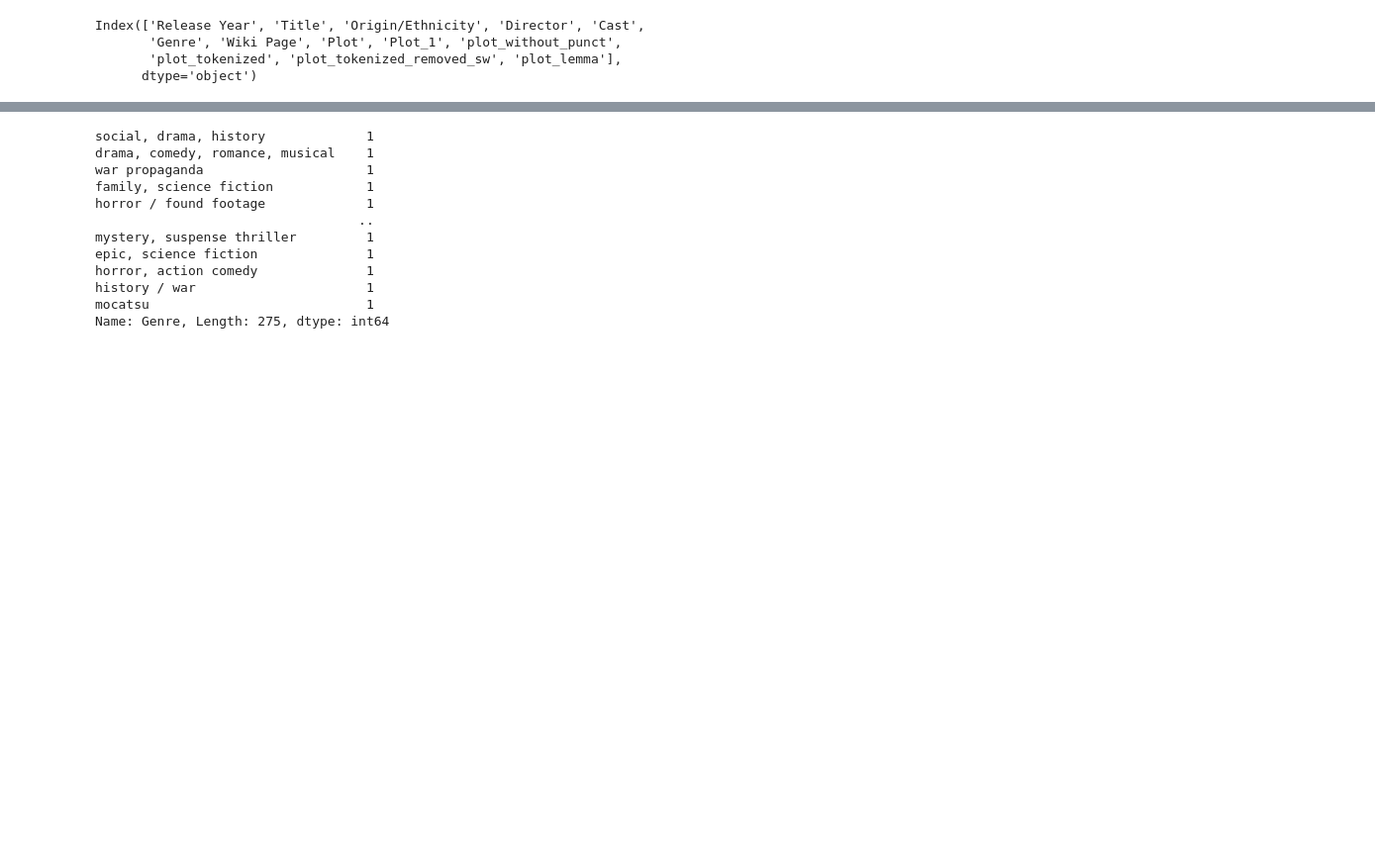
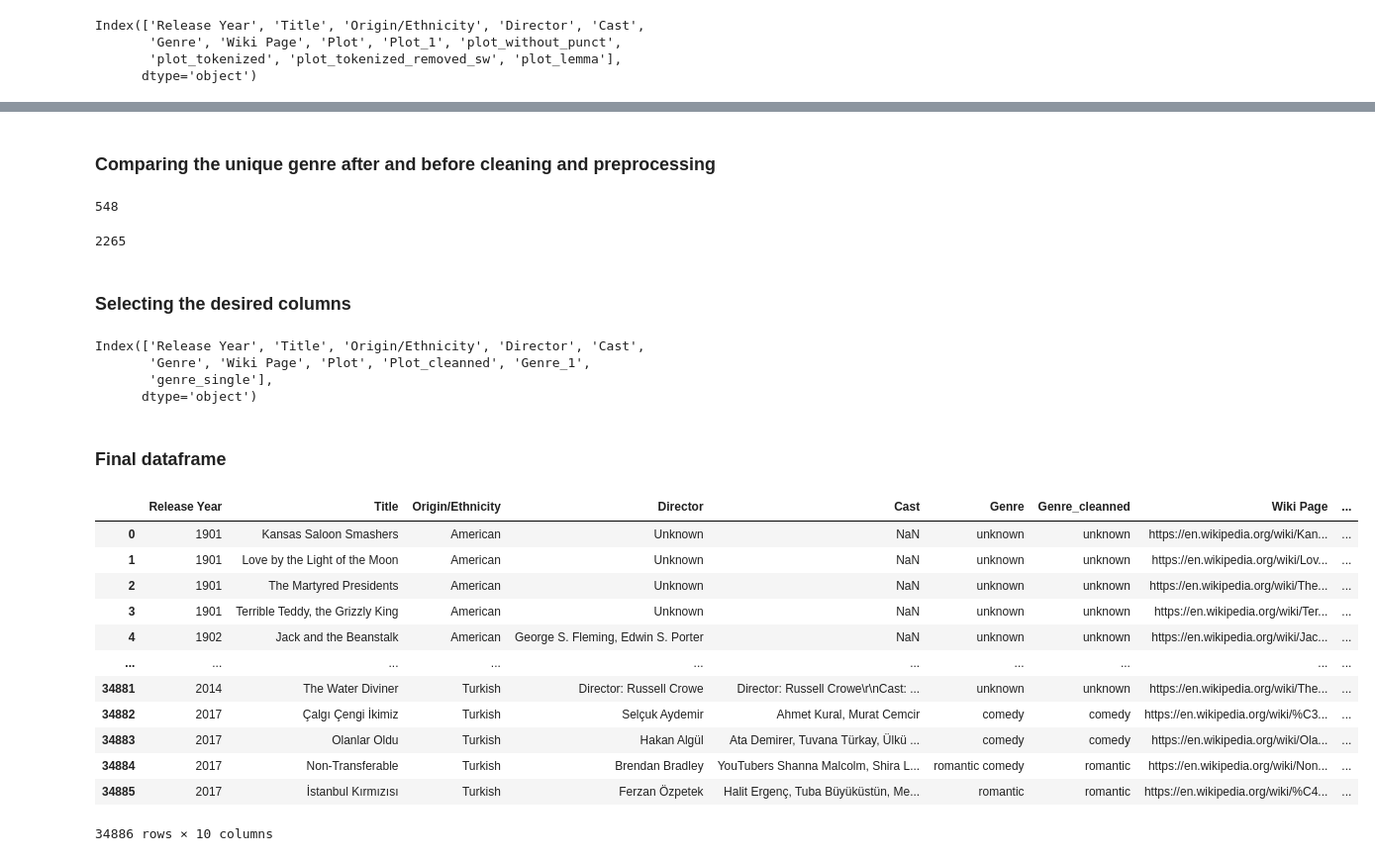
Before and after one commit to erickeagle/Wikipedia-Movies-Data-EDA-NLP-Redcommendation-System-, a Jupyter notebook: Cleaning_data.ipynb, the cells around one changed output, grey strips where cells are left out. Shown at 99% size. Cells and saved outputs as stored; diff of their text form; code cells hidden in the pictures; blank space fills up the shorter version.

```diff
--- a/Cleaning_data.ipynb
+++ b/Cleaning_data.ipynb
@@ -129,0 +139,3 @@ df.rename(columns={'plot_lemma': 'Plot_cleanned'},inplace=True)
+# %%
+df['Genre_1']= df['Genre'].str.replace("    ", " ")
+df['Genre_1']=df['Genre_1'].apply(lambda x: remove_punctuation(x))
@@ -129,0 +144,3 @@ df.rename(columns={'plot_lemma': 'Plot_cleanned'},inplace=True)
+# %%
+%%time
+df['genre_single']=df['Genre_1'].apply(lambda x: genre(x))
@@ -130,15 +169,42 @@ df.rename(columns={'plot_lemma': 'Plot_cleanned'},inplace=True)
+# %% [markdown]
+### Comparing the unique genre after and before cleaning and preprocessing
+# %%
+df['genre_single'].nunique()
+# %% [output]
+548
 # %%
-df['Genre'].value_counts()[1990:]
+df['Genre'].nunique()
 # %% [output]
-social, drama, history             1
-drama, comedy, romance, musical    1
-war propaganda                     1
-family, science fiction            1
-horror / found footage             1
-                                  ..
-mystery, suspense thriller         1
-epic, science fiction              1
-horror, action comedy              1
-history / war                      1
-mocatsu                            1
-Name: Genre, Length: 275, dtype: int64
+2265
+# %% [markdown]
+### Selecting the desired columns
+# %%
+df.columns
+# %% [output]
+Index(['Release Year', 'Title', 'Origin/Ethnicity', 'Director', 'Cast',
+       'Genre', 'Wiki Page', 'Plot', 'Plot_cleanned', 'Genre_1',
+       'genre_single'],
+      dtype='object')
+# %%
+df=df[['Release Year', 'Title', 'Origin/Ethnicity', 'Director', 'Cast',
+       'Genre','genre_single', 'Wiki Page', 'Plot', 'Plot_cleanned']]
+# %%
+df.rename(columns={'genre_single': 'Genre_cleanned'},inplace=True)
+# %% [markdown]
+### Final dataframe
+# %%
+df
+# %% [output]
+|  | Release Year | Title | Origin/Ethnicity | Director | Cast | Genre | Genre_cleanned | Wiki Page | ... |
+| 0 | 1901 | Kansas Saloon Smashers | American | Unknown | NaN | unknown | unknown | https://en.wikipedia.org/wiki/Kan... | ... |
+| 1 | 1901 | Love by the Light of the Moon | American | Unknown | NaN | unknown | unknown | https://en.wikipedia.org/wiki/Lov... | ... |
+| 2 | 1901 | The Martyred Presidents | American | Unknown | NaN | unknown | unknown | https://en.wikipedia.org/wiki/The... | ... |
+| 3 | 1901 | Terrible Teddy, the Grizzly King | American | Unknown | NaN | unknown | unknown | https://en.wikipedia.org/wiki/Ter... | ... |
+| 4 | 1902 | Jack and the Beanstalk | American | George S. Fleming, Edwin S. Porter | NaN | unknown | unknown | https://en.wikipedia.org/wiki/Jac... | ... |
+| ... | ... | ... | ... | ... | ... | ... | ... | ... | ... |
+| 34881 | 2014 | The Water Diviner | Turkish | Director: Russell Crowe | Director: Russell Crowe\r\nCast: ... | unknown | unknown | https://en.wikipedia.org/wiki/The... | ... |
+| 34882 | 2017 | Çalgı Çengi İkimiz | Turkish | Selçuk Aydemir | Ahmet Kural, Murat Cemcir | comedy | comedy | https://en.wikipedia.org/wiki/%C3... | ... |
+| 34883 | 2017 | Olanlar Oldu | Turkish | Hakan Algül | Ata Demirer, Tuvana Türkay, Ülkü ... | comedy | comedy | https://en.wikipedia.org/wiki/Ola... | ... |
+| 34884 | 2017 | Non-Transferable | Turkish | Brendan Bradley | YouTubers Shanna Malcolm, Shira L... | romantic comedy | romantic | https://en.wikipedia.org/wiki/Non... | ... |
+| 34885 | 2017 | İstanbul Kırmızısı | Turkish | Ferzan Özpetek | Halit Ergenç, Tuba Büyüküstün, Me... | romantic | romantic | https://en.wikipedia.org/wiki/%C4... | ... |
+34886 rows × 10 columns
```
Also changed, not shown: parts of 13 cells of this notebook.
